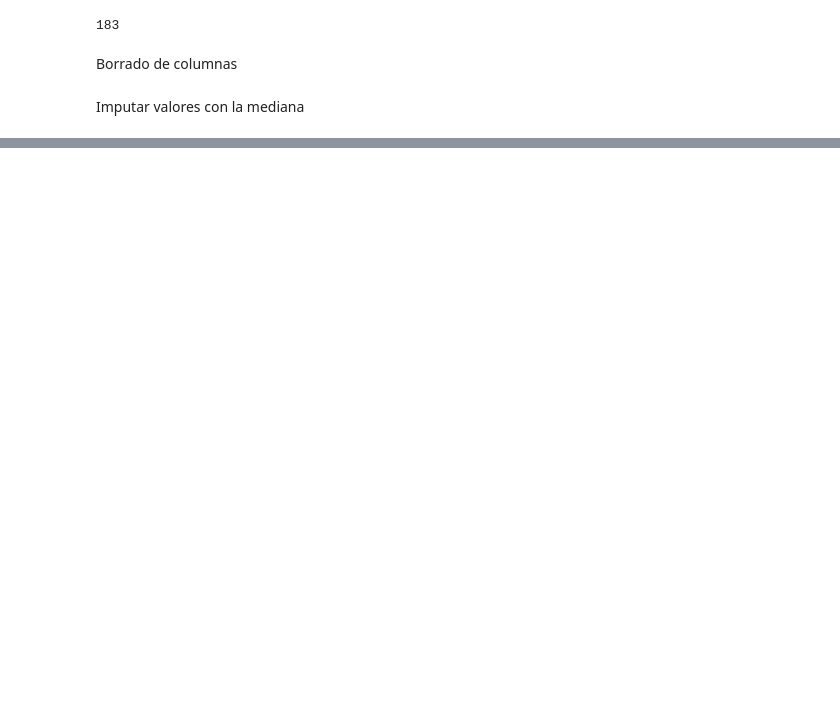
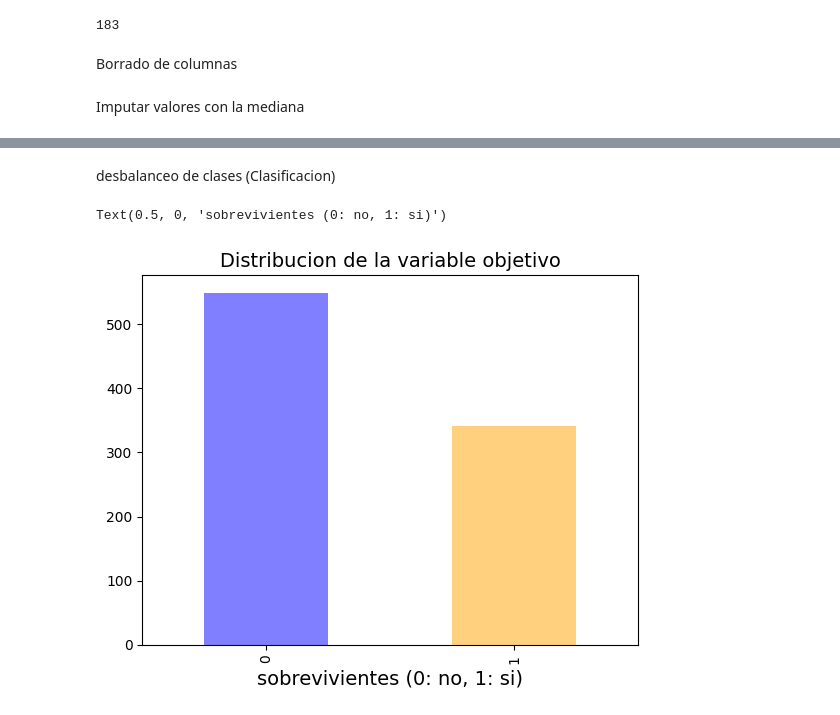
Before and after one commit to ccastro13/Ia, a Jupyter notebook: IA/IA/notebooks/dataclean.ipynb, the cells around one changed output, grey strips where cells are left out. Saved outputs shown, nothing was run; the diff lists cells and outputs as text; code cells hidden in the pictures; blank space fills up the shorter version.

```diff
--- a/IA/IA/notebooks/dataclean.ipynb
+++ b/IA/IA/notebooks/dataclean.ipynb
@@ -196,0 +309,10 @@ dtype: float64
+# %% [markdown]
+desbalanceo de clases (Clasificacion)
+# %%
+(data.Survived.value_counts()/len(data)*100).map(lambda x : f"{x:.2f}%")
+data.Survived.value_counts().plot(kind="bar", color=["blue", "orange"], alpha=0.5)
+plt.title("Distribucion de la variable objetivo",fontsize=14)
+plt.xlabel("sobrevivientes (0: no, 1: si)", fontsize=14)
+# %% [output]
+Text(0.5, 0, 'sobrevivientes (0: no, 1: si)')
+[figure, added]
```
Also changed, not shown: parts of 16 cells of this notebook.
